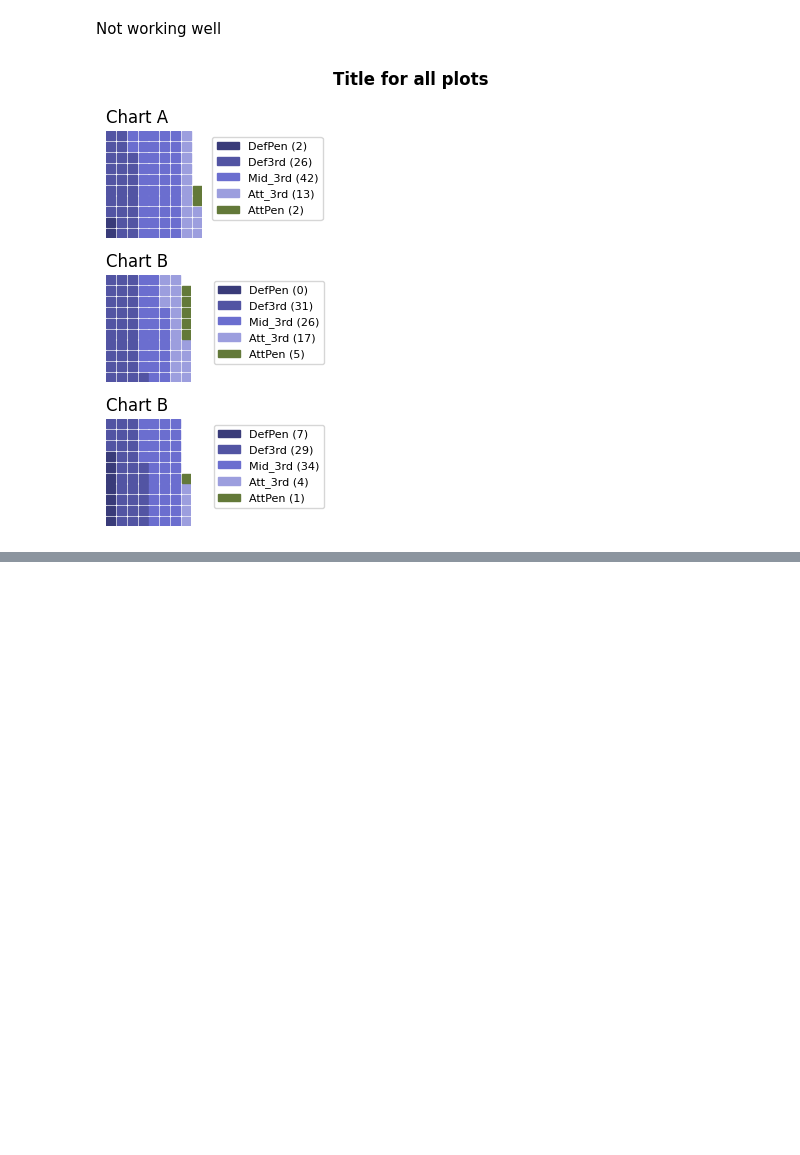
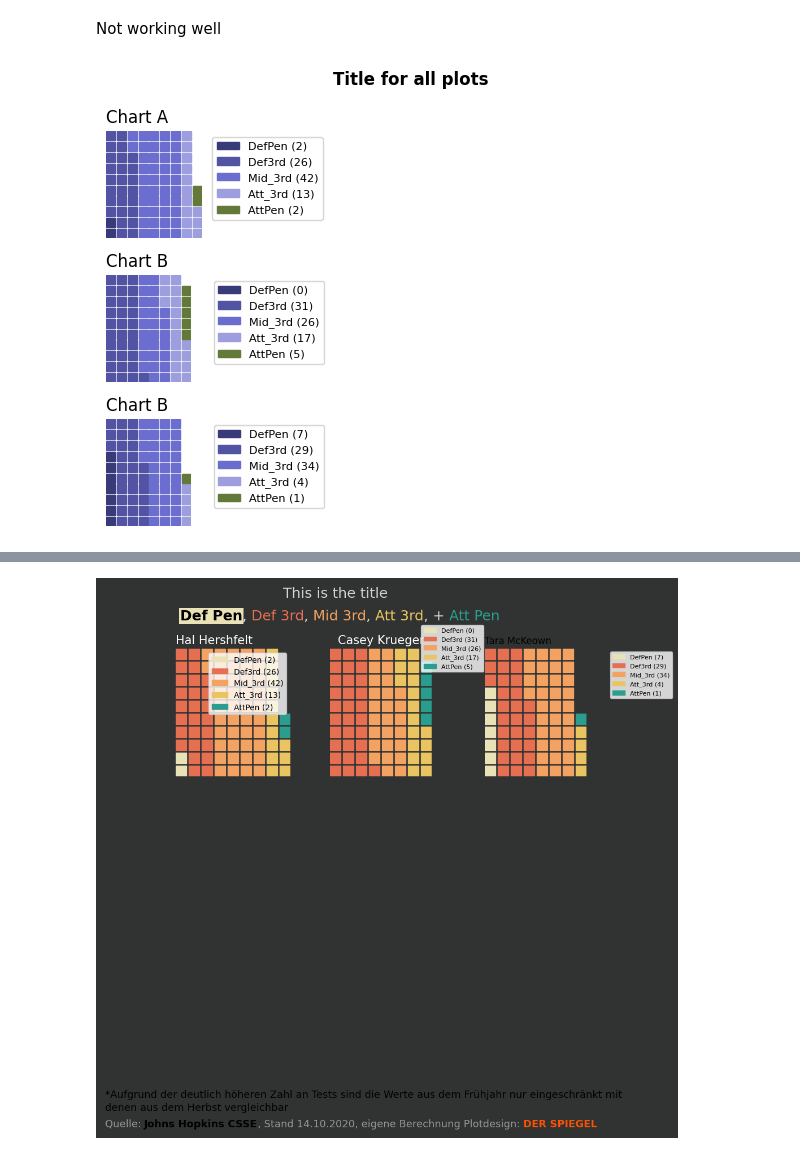
Before and after one commit to axelbol/football-analysis, a Jupyter notebook: possession_fbref.ipynb, the cells around one changed output, grey strips where cells are left out. Saved outputs shown, nothing was run; the diff lists cells and outputs as text; code cells hidden in the pictures; blank space fills up the shorter version.

```diff
--- a/possession_fbref.ipynb
+++ b/possession_fbref.ipynb
@@ -737,3 +633,79 @@ Name: Esme Morgan, dtype: int64
+# %%
+fig = plt.figure(
+    FigureClass=Waffle,
+    rows=10,
+    figsize=(10,10),
+    tight=False,
+    plots={
+        331:{ #3x3 - 1 is the first plot
+            'values': df_possession_clean['Hal Hershfelt'],
+            'labels': [f"{k} ({v})" for k, v in df_possession_clean['Hal Hershfelt'].items()],
+            'title':{
+                'label':players_list[0],
+                # 'labels': [f"{k} ({v})" for k, v in data['Factory C'].items()],
+                'color':'white',
+                'loc':'left',
+                'fontsize': 15
+            }
+        },
+        332:{ #3x3 - 1 is the first plot
+            'values': df_possession_clean['Casey Krueger'],
+            'labels': [f"{k} ({v})" for k, v in df_possession_clean['Casey Krueger'].items()],
+            'legend': {'loc': 'center', 'bbox_to_anchor': (1.2, 1), 'fontsize': 8},
+            'title':{
+                'label':players_list[1],
+                # 'labels': [f"{k} ({v})" for k, v in data['Factory C'].items()],
+                'color':'white',
+                'loc':'center',
+                'fontsize': 15
+            }
+        },
+        333: {
+            'values': df_possession_clean['Tara McKeown'],
+            'labels': [f"{k} ({v})" for k, v in df_possession_clean['Tara McKeown'].items()],  # Chart B
+          'legend': {'loc': 'upper left', 'bbox_to_anchor': (1.2, 1), 'fontsize': 8},
+          'title': {'label': players_list[2], 'loc': 'left', 'fontsize': 12}},
+    },
+    colors = ['#eae2b7', '#e76f51', '#f4a261', '#e9c461', '#2a9d8f']
+)
+
+bbox_pad = 1.5
+bboxprops = {'linewidth': 0, 'pad': bbox_pad}
+
+fig_text(
+    s='This is the title \n <Def Pen>, <Def 3rd>, <Mid 3rd>, <Att 3rd>, + <Att Pen>',
+    x=0.125, y=.99,
+    fontsize=18,
+    textalign='center',
+    vsep=12,
+    color='lightgrey',
+    highlight_textprops=[
+        {'color': 'black', 'weight': 'bold', 'bbox': {'facecolor':'#eae2b7', **bboxprops}},
+        # {"color": '#eae2b7'},
+        {"color": '#e76f51'},
+        {"color": '#f4a261'},
+        {"color": '#e9c461'},
+        {"color": '#2a9d8f'}
+    ]
+    #  highlight_colors = ['#eae2b7', '#e76f51', '#f4a261', '#e9c461', '#2a9d8f']
+)
+
+fig_text(
+    s='<*Aufgrund der deutlich höheren Zahl an Tests sind die Werte aus dem Frühjahr nur eingeschränkt mit>\n' '<denen aus dem Herbst vergleichbar>\n\n' 'Quelle: <Johns Hopkins CSSE>, Stand 14.10.2020, eigene Berechnung Plotdesign: <DER SPIEGEL>',
+    highlight_textprops=[
+        {'color': 'k', 'weight': 'regular'},
+        {'color': 'k', 'weight': 'regular'},
+        {'color': 'k', 'weight': 'bold'},
+        {'color': '#fc5203', 'weight': 'bold'}
+    ],
+    color='#969696',
+    x=0, y=0.1,
+    fontsize=13
+)
+
+fig.patch.set_facecolor('#313332')
+# %% [output]
+[figure, added]
 # %%
 fig = plt.figure(
     FigureClass=Waffle,
```
Also changed, not shown: parts of 14 cells of this notebook.
